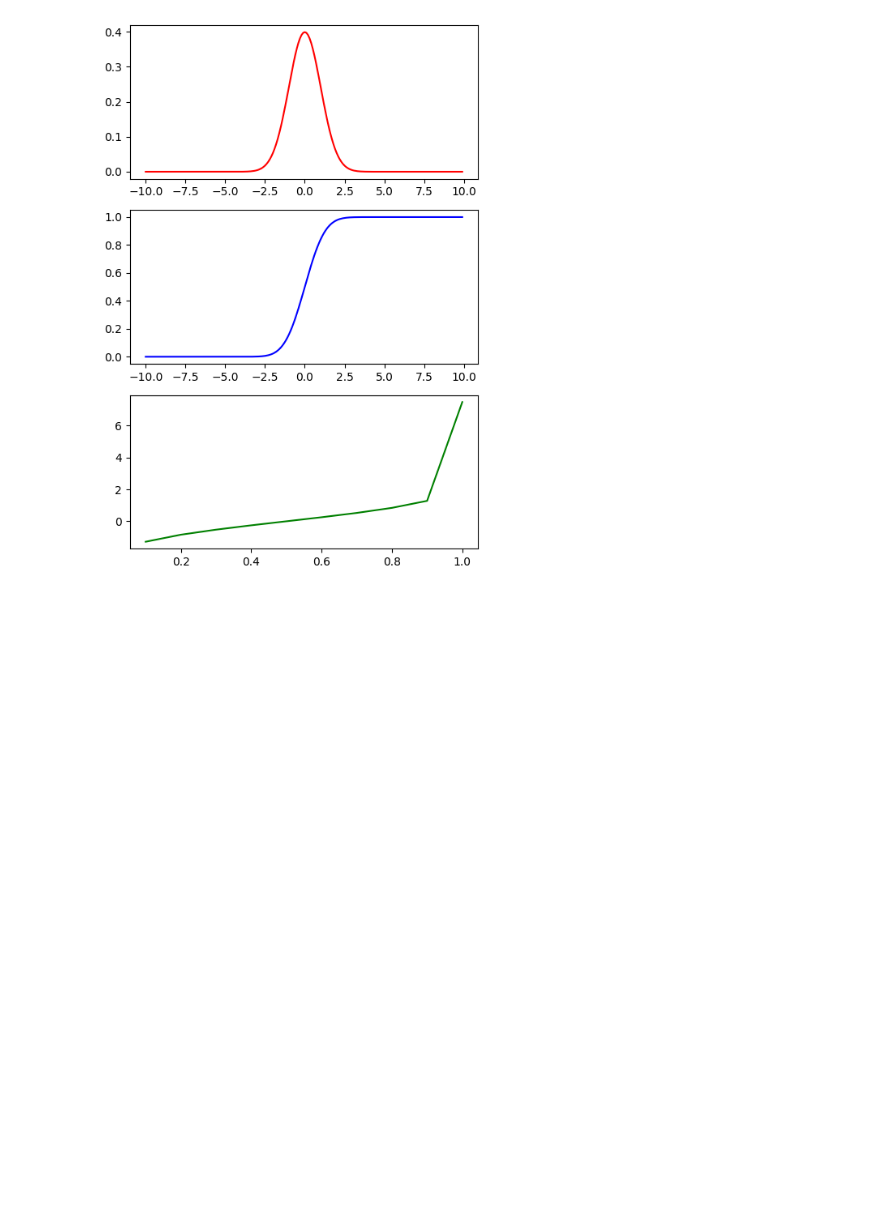
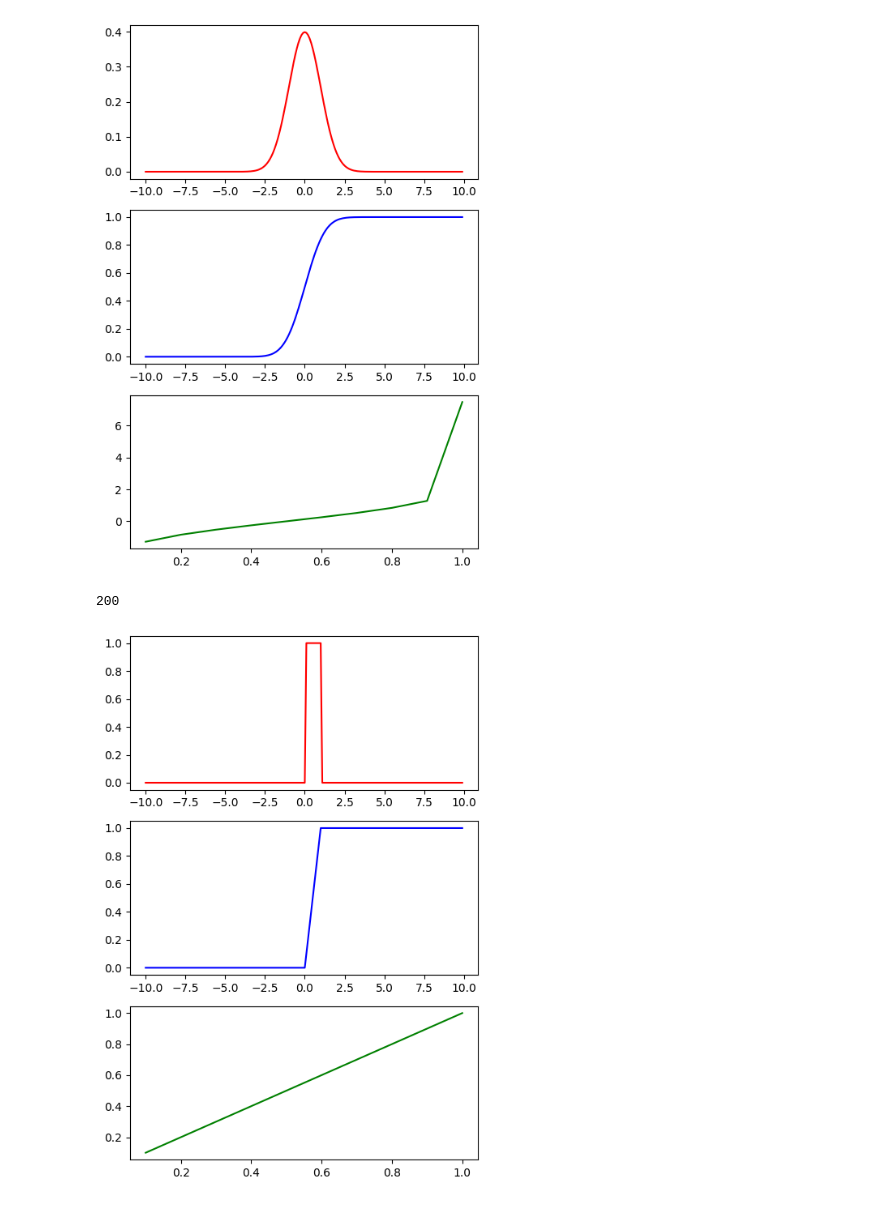
Before and after one commit to Sonmi-451-83/probability-distribution-exercises-project-with-python, a Jupyter notebook: notebook/problems.es.ipynb, the cells around one changed output. Saved outputs shown, nothing was run; the diff lists cells and outputs as text; code cells hidden in the pictures; blank space fills up the shorter version.

```diff
--- a/notebook/problems.es.ipynb
+++ b/notebook/problems.es.ipynb
@@ -152,0 +189,26 @@ plt.show()
+# %%
+import matplotlib.pyplot as plt
+
+np.random.seed(42)
+
+data = np.arange(-10,10, 0.1)
+print(len(data))
+
+u_pmf = duniform(data)
+u_cdf = puniform(data)
+u_ppf = quniform(data)
+
+fig, axis = plt.subplots(3, 1, figsize = (5, 7))
+
+axis[0].plot(data, u_pmf, "r-")
+axis[1].plot(data, u_cdf, "b-")
+axis[2].plot(data, u_ppf, "g-")
+
+# Adjust the layout
+plt.tight_layout()
+
+# Show the plot
+plt.show()
+# %% [output]
+200
+[figure, added]
```
Also changed, not shown: parts of 1 cell of this notebook.
